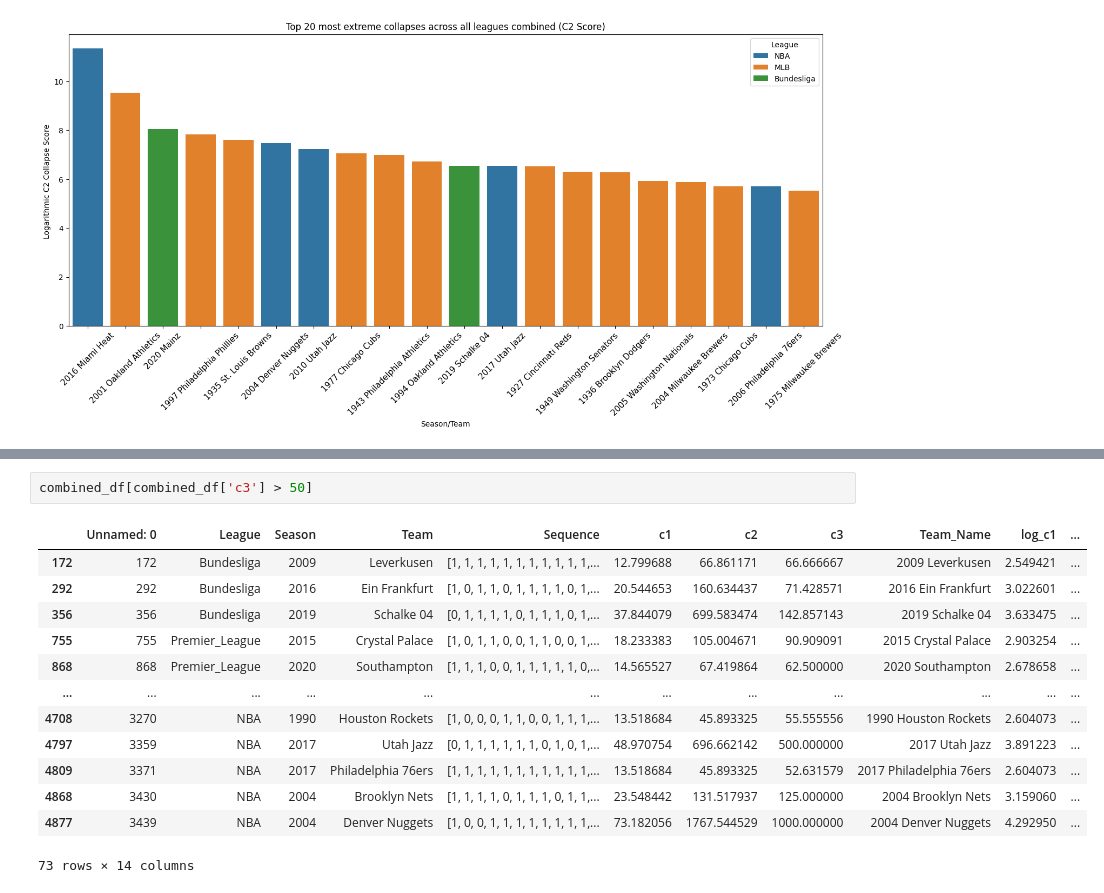
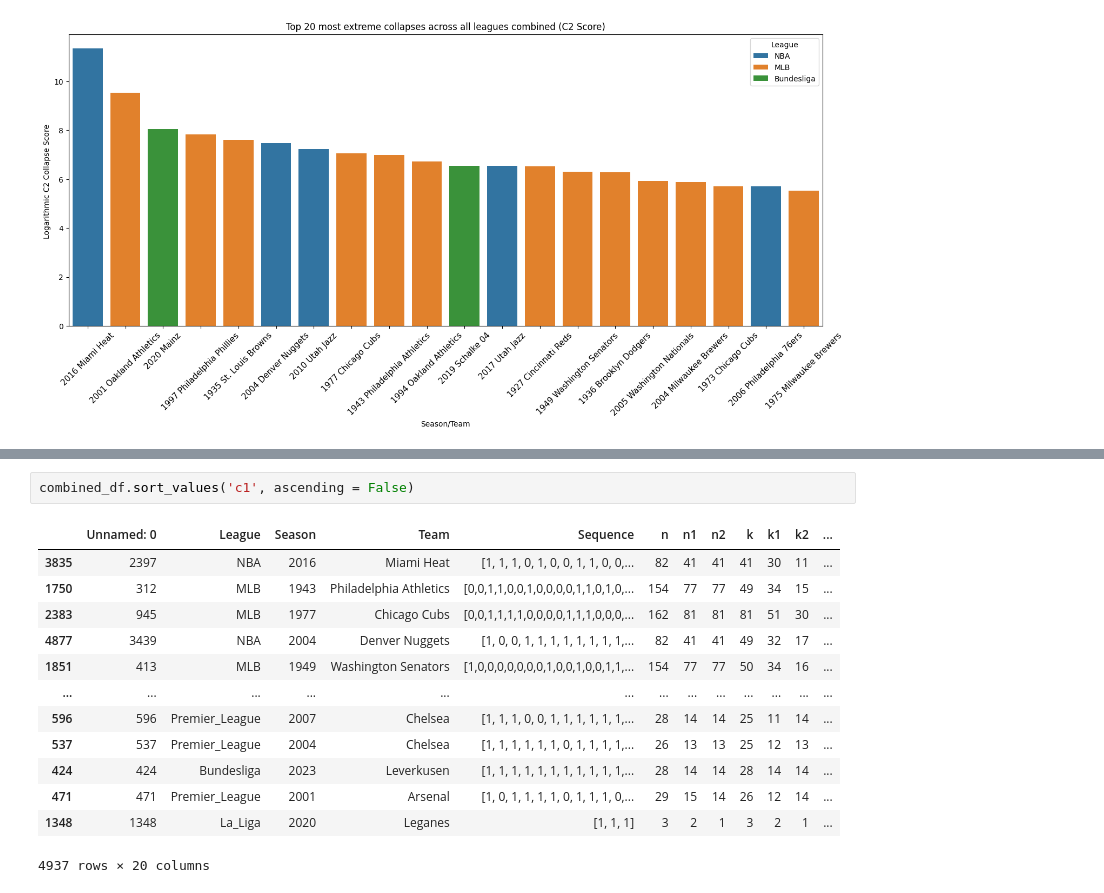
Before and after one commit to RyanRegalado/Win-Loss-Sequences-Sp2026, a Jupyter notebook: output/soccer_us_leagues_combined_visualizations_projII.ipynb, the cells around one changed output, grey strips where cells are left out. Saved outputs shown, nothing was run; the diff lists cells and outputs as text.

```diff
--- a/output/soccer_us_leagues_combined_visualizations_projII.ipynb
+++ b/output/soccer_us_leagues_combined_visualizations_projII.ipynb
@@ -336,16 +336,16 @@ plt.show()
 # %%
-combined_df[combined_df['c3'] > 50]
+combined_df.sort_values('c1', ascending = False)
 # %% [output]
-|  | Unnamed: 0 | League | Season | Team | Sequence | c1 | c2 | c3 | Team_Name | log_c1 | ... |
-| 172 | 172 | Bundesliga | 2009 | Leverkusen | [1, 1, 1, 1, 1, 1, 1, 1, 1, 1, 1,... | 12.799688 | 66.861171 | 66.666667 | 2009 Leverkusen | 2.549421 | ... |
-| 292 | 292 | Bundesliga | 2016 | Ein Frankfurt | [1, 0, 1, 1, 0, 1, 1, 1, 1, 0, 1,... | 20.544653 | 160.634437 | 71.428571 | 2016 Ein Frankfurt | 3.022601 | ... |
-| 356 | 356 | Bundesliga | 2019 | Schalke 04 | [0, 1, 1, 1, 1, 0, 1, 1, 1, 0, 1,... | 37.844079 | 699.583474 | 142.857143 | 2019 Schalke 04 | 3.633475 | ... |
-| 755 | 755 | Premier_League | 2015 | Crystal Palace | [1, 0, 1, 1, 0, 0, 1, 1, 0, 0, 1,... | 18.233383 | 105.004671 | 90.909091 | 2015 Crystal Palace | 2.903254 | ... |
-| 868 | 868 | Premier_League | 2020 | Southampton | [1, 1, 1, 0, 0, 1, 1, 1, 1, 1, 0,... | 14.565527 | 67.419864 | 62.500000 | 2020 Southampton | 2.678658 | ... |
-| ... | ... | ... | ... | ... | ... | ... | ... | ... | ... | ... | ... |
-| 4708 | 3270 | NBA | 1990 | Houston Rockets | [1, 0, 0, 0, 1, 1, 0, 0, 1, 1, 1,... | 13.518684 | 45.893325 | 55.555556 | 1990 Houston Rockets | 2.604073 | ... |
-| 4797 | 3359 | NBA | 2017 | Utah Jazz | [0, 1, 1, 1, 1, 1, 1, 0, 1, 0, 1,... | 48.970754 | 696.662142 | 500.000000 | 2017 Utah Jazz | 3.891223 | ... |
-| 4809 | 3371 | NBA | 2017 | Philadelphia 76ers | [1, 1, 1, 1, 1, 1, 1, 1, 1, 1, 1,... | 13.518684 | 45.893325 | 52.631579 | 2017 Philadelphia 76ers | 2.604073 | ... |
-| 4868 | 3430 | NBA | 2004 | Brooklyn Nets | [1, 1, 1, 1, 0, 1, 1, 1, 0, 1, 1,... | 23.548442 | 131.517937 | 125.000000 | 2004 Brooklyn Nets | 3.159060 | ... |
-| 4877 | 3439 | NBA | 2004 | Denver Nuggets | [1, 0, 0, 1, 1, 1, 1, 1, 1, 1, 1,... | 73.182056 | 1767.544529 | 1000.000000 | 2004 Denver Nuggets | 4.292950 | ... |
+|  | Unnamed: 0 | League | Season | Team | Sequence | n | n1 | n2 | k | k1 | k2 | ... |
+| 3835 | 2397 | NBA | 2016 | Miami Heat | [1, 1, 1, 0, 1, 0, 0, 1, 1, 0, 0,... | 82 | 41 | 41 | 41 | 30 | 11 | ... |
+| 1750 | 312 | MLB | 1943 | Philadelphia Athletics | [0,0,1,1,0,0,1,0,0,0,0,1,1,0,1,0,... | 154 | 77 | 77 | 49 | 34 | 15 | ... |
+| 2383 | 945 | MLB | 1977 | Chicago Cubs | [0,0,1,1,1,1,0,0,0,0,1,1,1,0,0,0,... | 162 | 81 | 81 | 81 | 51 | 30 | ... |
+| 4877 | 3439 | NBA | 2004 | Denver Nuggets | [1, 0, 0, 1, 1, 1, 1, 1, 1, 1, 1,... | 82 | 41 | 41 | 49 | 32 | 17 | ... |
+| 1851 | 413 | MLB | 1949 | Washington Senators | [1,0,0,0,0,0,0,0,1,0,0,1,0,0,1,1,... | 154 | 77 | 77 | 50 | 34 | 16 | ... |
+| ... | ... | ... | ... | ... | ... | ... | ... | ... | ... | ... | ... | ... |
+| 596 | 596 | Premier_League | 2007 | Chelsea | [1, 1, 1, 0, 0, 1, 1, 1, 1, 1, 1,... | 28 | 14 | 14 | 25 | 11 | 14 | ... |
+| 537 | 537 | Premier_League | 2004 | Chelsea | [1, 1, 1, 1, 1, 1, 0, 1, 1, 1, 1,... | 26 | 13 | 13 | 25 | 12 | 13 | ... |
+| 424 | 424 | Bundesliga | 2023 | Leverkusen | [1, 1, 1, 1, 1, 1, 1, 1, 1, 1, 1,... | 28 | 14 | 14 | 28 | 14 | 14 | ... |
+| 471 | 471 | Premier_League | 2001 | Arsenal | [1, 0, 1, 1, 1, 1, 0, 1, 1, 1, 0,... | 29 | 15 | 14 | 26 | 12 | 14 | ... |
+| 1348 | 1348 | La_Liga | 2020 | Leganes | [1, 1, 1] | 3 | 2 | 1 | 3 | 2 | 1 | ... |
-73 rows × 14 columns
+4937 rows × 20 columns
```
Also changed, not shown: parts of 9 cells of this notebook, 2 other files.
